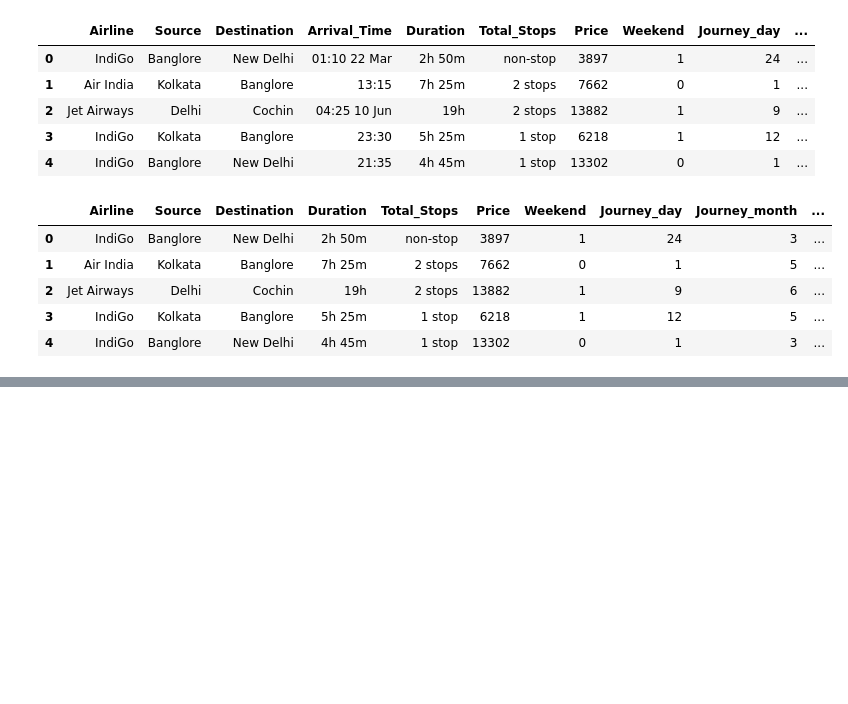
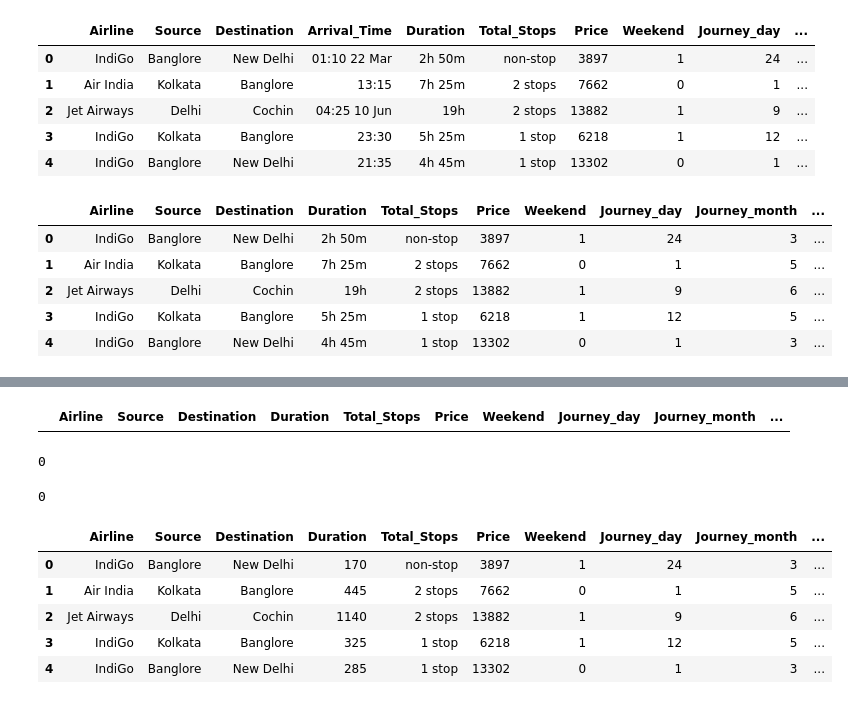
Before and after one commit to AmanSinghal07/PraxisProjects, a Jupyter notebook: Flight_Fare_Prediction.ipynb, the cells around one changed output, grey strips where cells are left out. Drawn from its saved outputs; the diff is of its cells as text; code cells hidden in the pictures; blank space fills up the shorter version.

```diff
--- a/Flight_Fare_Prediction.ipynb
+++ b/Flight_Fare_Prediction.ipynb
@@ -396,0 +422,32 @@ df1.head()
+# %%
+df1.loc[[6474], 'Duration_min'] = df1.loc[[6474], 'Duration_hr']
+df1.loc[df1['Duration_min'] == '5m', 'Duration_min'] = 5
+# %%
+df1["Duration_hr"]=df1["Duration_hr"].replace("5m","0")
+# %%
+df1[df1['Duration_hr'].str.contains('m')]
+# %% [output]
+|  | Airline | Source | Destination | Duration | Total_Stops | Price | Weekend | Journey_day | Journey_month | ... |
+# %%
+df1['Duration_min'].str.contains('h').sum()
+# %% [output]
+0
+# %%
+df1['Duration_min'].str.contains('m').sum()
+# %% [output]
+0
+# %%
+df1["Duration_hr"] = df1["Duration_hr"].astype(int)
+# %%
+df1["Duration_min"] = df1["Duration_min"].astype(int)
+# %%
+df1["Duration"] = (df1["Duration_hr"]*60) + df1["Duration_min"]
+df1=df1.drop(['Duration_hr','Duration_min'],axis=1)
+df1.head()
+# %% [output]
+|  | Airline | Source | Destination | Duration | Total_Stops | Price | Weekend | Journey_day | Journey_month | ... |
+| 0 | IndiGo | Banglore | New Delhi | 170 | non-stop | 3897 | 1 | 24 | 3 | ... |
+| 1 | Air India | Kolkata | Banglore | 445 | 2 stops | 7662 | 0 | 1 | 5 | ... |
+| 2 | Jet Airways | Delhi | Cochin | 1140 | 2 stops | 13882 | 1 | 9 | 6 | ... |
+| 3 | IndiGo | Kolkata | Banglore | 325 | 1 stop | 6218 | 1 | 12 | 5 | ... |
+| 4 | IndiGo | Banglore | New Delhi | 285 | 1 stop | 13302 | 0 | 1 | 3 | ... |
```
Also changed, not shown: parts of 22 cells of this notebook.
